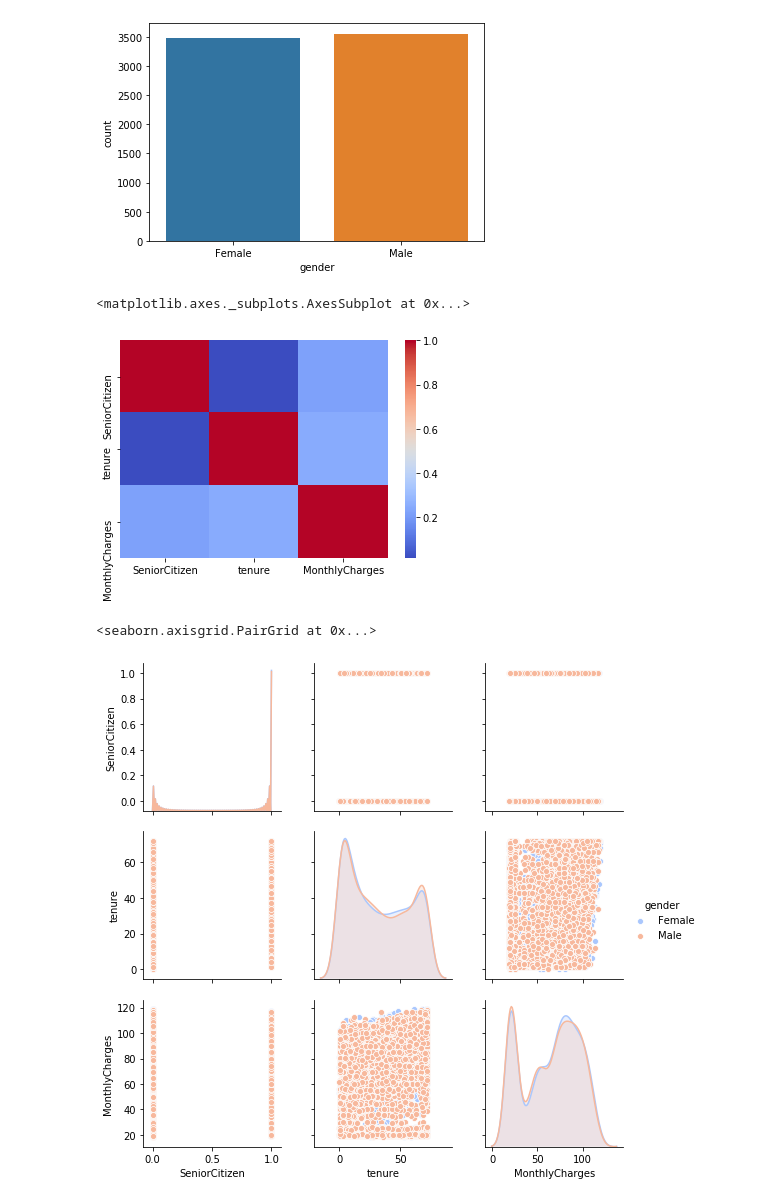
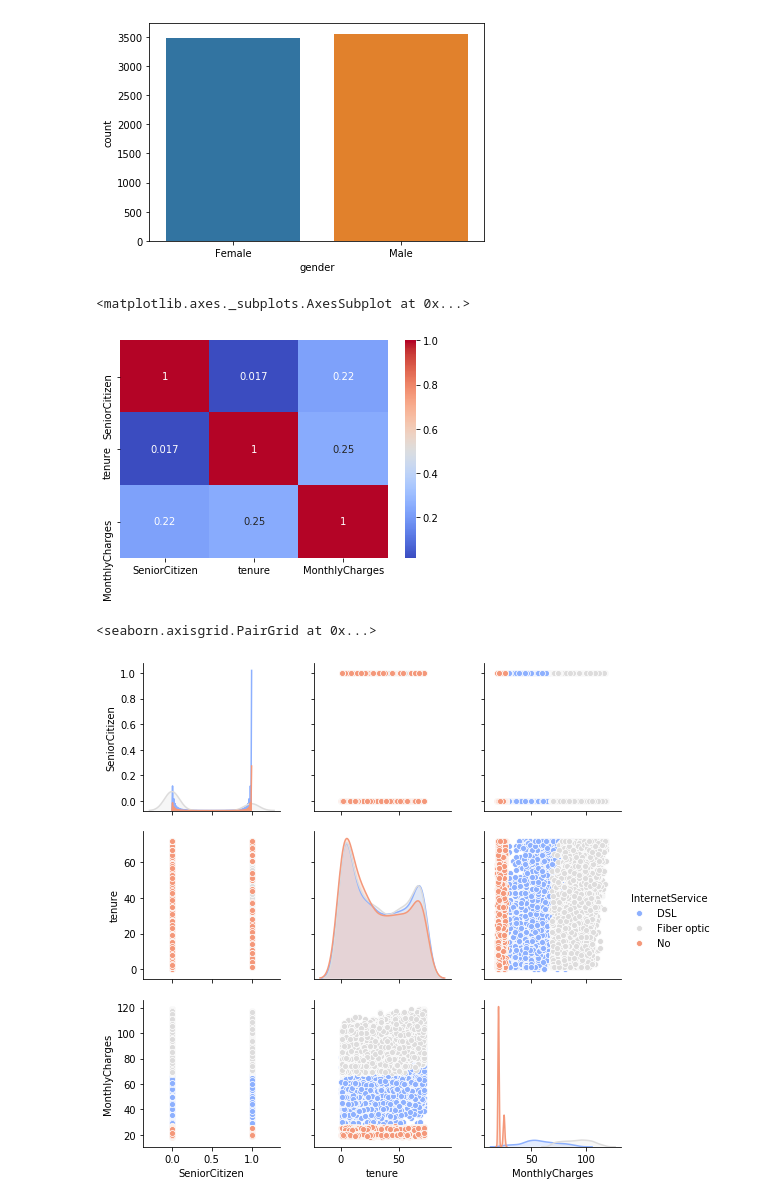
Before and after one commit to aadideshpande/Exploratory-Data-Analysis-of-Telco-Churn-dataset, a Jupyter notebook: eda-1.ipynb, the cells around one changed output. Cells and saved outputs as stored; diff of their text form; code cells hidden in the pictures.

```diff
--- a/eda-1.ipynb
+++ b/eda-1.ipynb
@@ -72,12 +111,12 @@ Female    3488
 Name: gender, dtype: int64
 [figure]
 # %%
-sns.heatmap(tdata.corr(), cmap='coolwarm')
+sns.heatmap(tdata.corr(),annot=True, cmap='coolwarm')
 # %% [output]
 <matplotlib.axes._subplots.AxesSubplot at 0x...>
-[figure, old version]
+[figure, new version]
 # %%
-sns.pairplot(data=tdata, hue='gender' , palette='coolwarm')
+sns.pairplot(data=tdata, hue='InternetService' , palette='coolwarm')
 # %% [output]
 <seaborn.axisgrid.PairGrid at 0x...>
-[figure, old version]
+[figure, new version]
```
Also changed, not shown: parts of 5 cells of this notebook.
